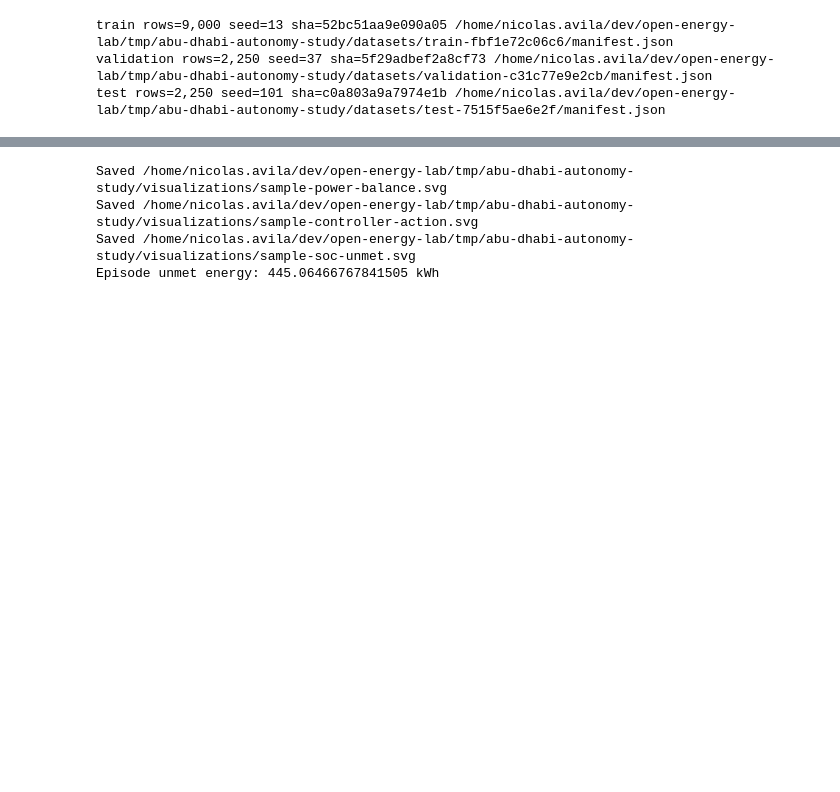
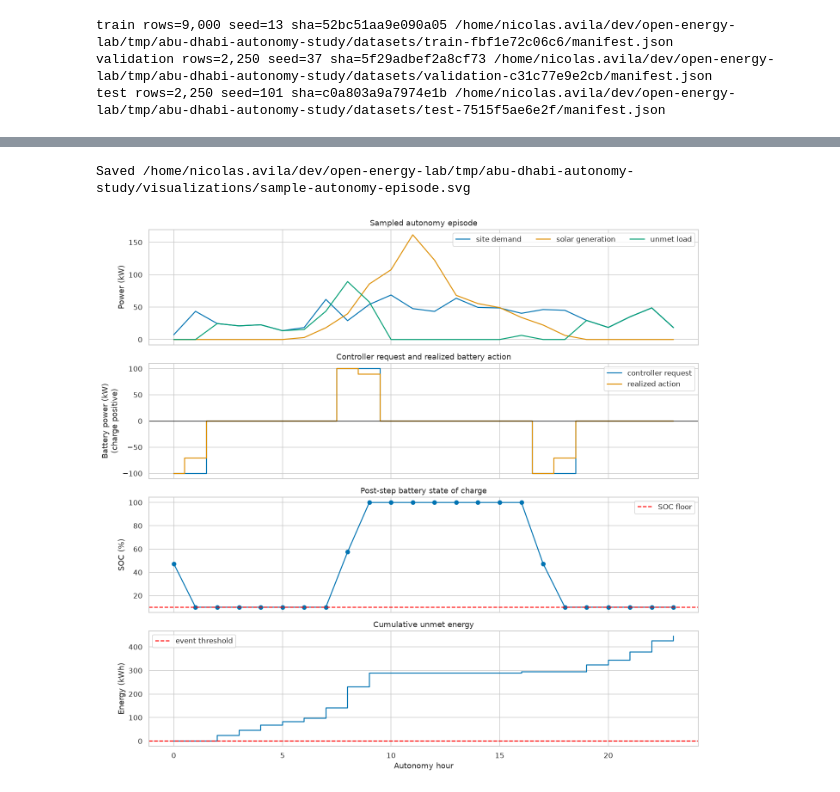
Before and after one commit to nicosquare/open-energy-lab, a Jupyter notebook: examples/tpm_planning/discrete_study_walkthrough.ipynb, the cells around one changed output, grey strips where cells are left out. Saved outputs shown, nothing was run; the diff lists cells and outputs as text; code cells hidden in the pictures; blank space fills up the shorter version.

```diff
--- a/examples/tpm_planning/discrete_study_walkthrough.ipynb
+++ b/examples/tpm_planning/discrete_study_walkthrough.ipynb
@@ -200,0 +504,16 @@ grid_policy = GridAvailabilityPolicy(mode="islanded") if GRID_MODE == "islanded"
+# %%
+# Sample one weather trace only to establish the aligned simulator time grid.
+base_weather_family = sample_weather_family(
+    weather_artifact,
+    request=WeatherSamplingRequest(
+        num_steps=HORIZON_STEPS,
+        scenario_count=1,
+        family_seed=SPLIT_SEEDS["train"],
+        local_start_step=LOCAL_START_STEP,
+    ),
+    expected_timestep_hours=TIMESTEP_HOURS,
+)
+weather_component = weather_component_from_sampled_trace(
+    base_weather_family.sampled_traces[0]
+)
+time_grid = weather_component.time_grid
@@ -233,13 +753,54 @@ Saved /home/nicolas.avila/dev/open-energy-lab/tmp/abu-dhabi-autonomy-study/visua
 # %%
-trace_configuration_id = f"{battery_options[1].option_id}__{solar_options[1].option_id}"
-trace_row = split_frames["test"].loc[(split_frames["test"]["configuration_id"] == trace_configuration_id) & (split_frames["test"]["sample_id"] == 0)].iloc[0]
-trace = lambda prefix: [float(trace_row[f"{prefix}_{step}"]) for step in range(HORIZON_STEPS)]
-power_chart = save_svg("sample-power-balance.svg", line_chart("Sampled autonomy episode", {"demand": (trace("load"), "#2563eb"), "solar": (trace("pv_generation"), "#f59e0b"), "unmet": (trace("unmet_load"), "#dc2626")}, "Power (kW)"))
-action_chart = save_svg("sample-controller-action.svg", line_chart("Controller request and realized battery action", {"requested": (trace("controller_request"), "#7c3aed"), "realized": (trace("battery_power"), "#059669")}, "Battery power (kW; charge positive)"))
-soc_chart = save_svg("sample-soc-unmet.svg", line_chart("Post-step battery state of charge", {"SOC": ([100*v for v in trace("battery_soc")], "#0891b2")}, "SOC (%)"))
-print("Episode unmet energy:", trace_row["unmet_energy_kwh"], "kWh"); power_chart
+fig, axes = plt.subplots(4, 1, figsize=(13, 12), sharex=True)
+
+axes[0].plot(trace_hours, trace_values("load"), label="site demand")
+axes[0].plot(trace_hours, trace_values("pv_generation"), label="solar generation")
+axes[0].plot(trace_hours, trace_values("unmet_load"), label="unmet load")
+axes[0].set(title="Sampled autonomy episode", ylabel="Power (kW)")
+axes[0].legend(ncols=3)
+
+axes[1].step(
+    trace_hours,
+    trace_values("controller_request"),
+    where="mid",
+    label="controller request",
+)
+axes[1].step(
+    trace_hours,
+    trace_values("battery_power"),
+    where="mid",
+    label="realized action",
+)
+axes[1].axhline(0.0, color="black", linewidth=0.8)
+axes[1].set(
+    title="Controller request and realized battery action",
+    ylabel="Battery power (kW)\n(charge positive)",
+)
+axes[1].legend()
+
+axes[2].plot(
+    trace_hours,
+    [100.0 * value for value in trace_values("battery_soc")],
+    marker="o",
+)
+axes[2].axhline(100.0 * MINIMUM_SOC, color="red", linestyle="--", label="SOC floor")
+axes[2].set(title="Post-step battery state of charge", ylabel="SOC (%)")
+axes[2].legend()
+
+axes[3].step(trace_hours, cumulative_unmet_energy, where="post")
+axes[3].axhline(EVENT_THRESHOLD, color="red", linestyle="--", label="event threshold")
+axes[3].set(
+    title="Cumulative unmet energy",
+    xlabel="Autonomy hour",
+    ylabel="Energy (kWh)",
+)
+axes[3].legend()
+
+fig.tight_layout()
+save_figure(fig, "sample-autonomy-episode.svg")
+plt.show()
+
+print(f"Episode unmet energy: {trace_row['unmet_energy_kwh']:.3f} kWh")
 # %% [output]
-Saved /home/nicolas.avila/dev/open-energy-lab/tmp/abu-dhabi-autonomy-study/visualizations/sample-power-balance.svg
-Saved /home/nicolas.avila/dev/open-energy-lab/tmp/abu-dhabi-autonomy-study/visualizations/sample-controller-action.svg
-Saved /home/nicolas.avila/dev/open-energy-lab/tmp/abu-dhabi-autonomy-study/visualizations/sample-soc-unmet.svg
-Episode unmet energy: 445.06466767841505 kWh
+Saved /home/nicolas.avila/dev/open-energy-lab/tmp/abu-dhabi-autonomy-study/visualizations/sample-autonomy-episode.svg
+[figure, added]
```
Also changed, not shown: parts of 59 cells of this notebook, 6 other files.
